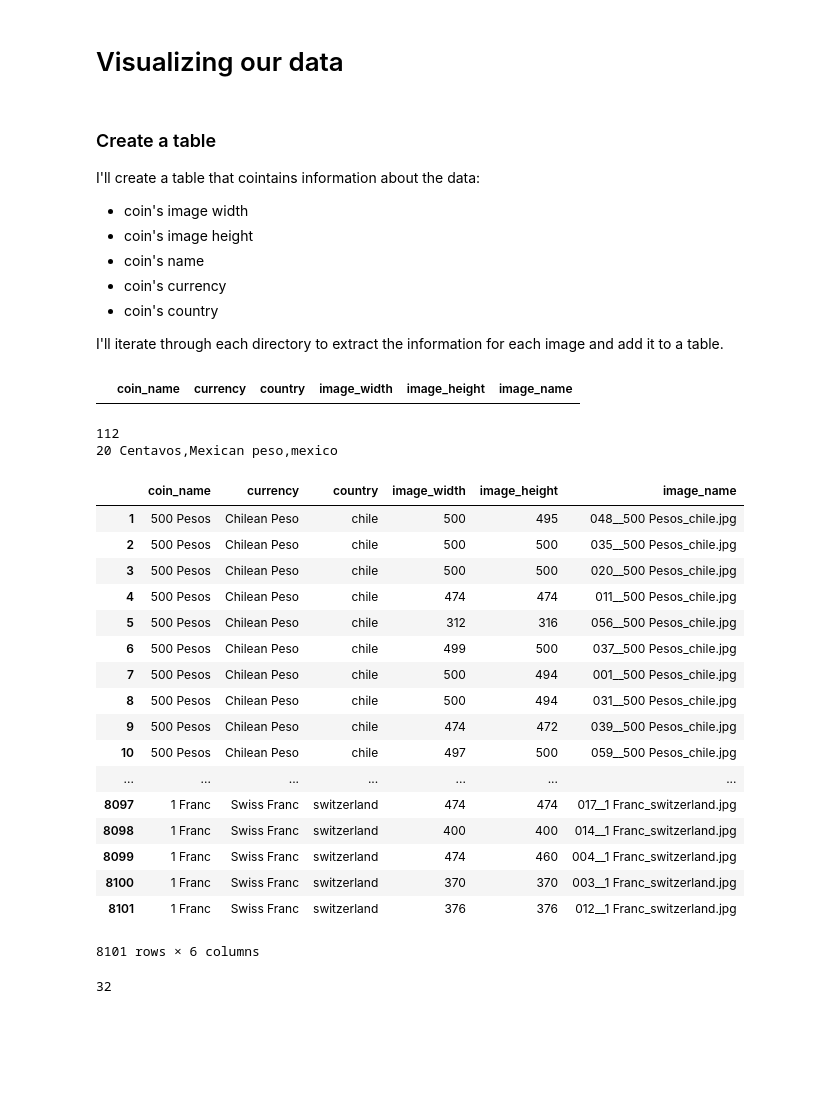
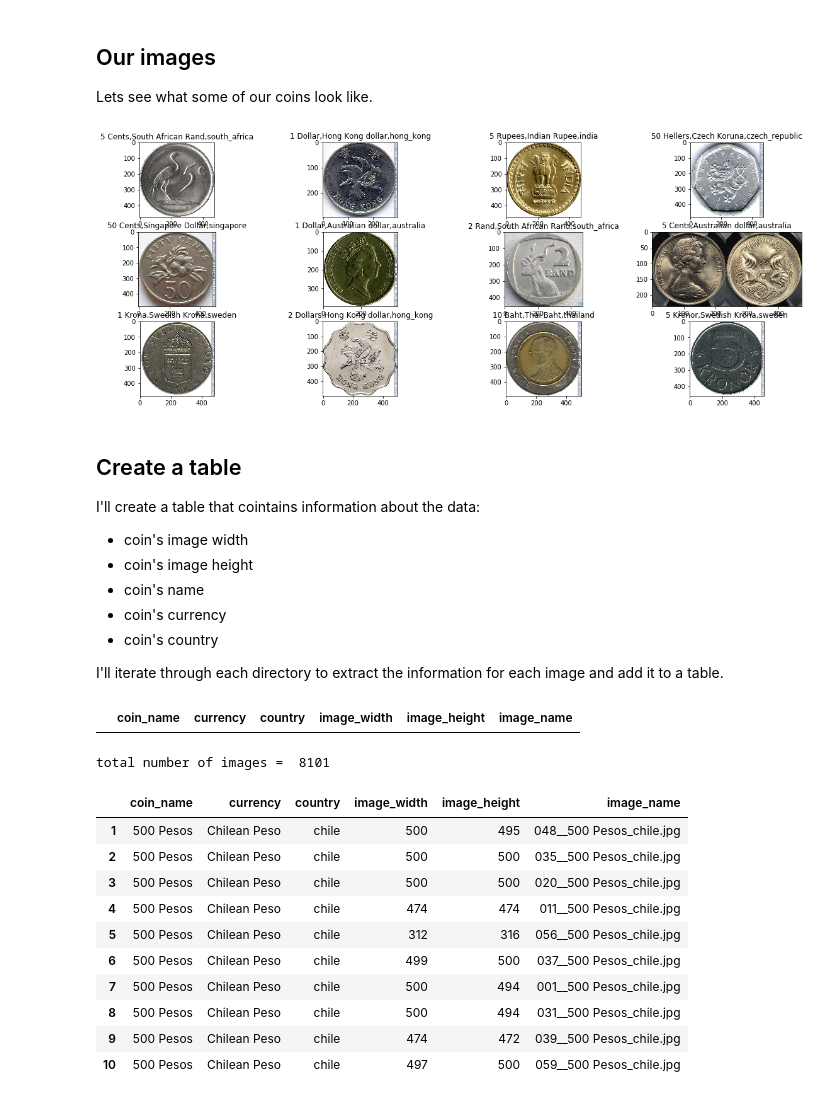
Before and after one commit to wanderdust/coin-cnn, a Jupyter notebook: data_visualize.ipynb, the cells around one changed output. Drawn from its saved outputs; the diff is of its cells as text; code cells hidden in the pictures; blank space fills up the shorter version.

Commit message:
Added some visualizationi for the data

```diff
--- a/data_visualize.ipynb
+++ b/data_visualize.ipynb
@@ -1,3 +1 @@
-# %% [markdown]
-# Visualizing our data
 # %%
@@ -8,0 +10,4 @@ from PIL import Image
+# %% [markdown]
+## Our images
+
+Lets see what some of our coins look like.
@@ -9,5 +23,34 @@ from PIL import Image
+# %%
+images = []
+# Iterate through every image and gather some data.
+for ii, data_dir in enumerate(data_directories):
+    data_path = base_path + data_dir
+    image_dir = os.listdir(data_path)
+
+    for ii, image in enumerate(image_dir):
+        image_path = data_path + '/' + image
+        images.append(image_path)
+
+        break # show only the first image per directory
+# %%
+random_idx = [random.randint(1,len(cat_to_name)) for i in range(12)] # Get random indices
+images_rand = [images[idx] for idx in random_idx] # Get the images from the random indices
+
+plt.figure(figsize=(20,10))
+columns = 4
+for i, image in enumerate(images_rand):
+    image_id = image.split("/")[-2]
+    coin_data = cat_to_name[data_dir].split(",")
+    coin_name, coin_currency, country = coin_data[0], coin_data[1], coin_data[2]
+
+    plt.subplot(len(images_rand) / columns + 1, columns, i + 1)
+    pil_image = Image.open(image)
+    plt.imshow(pil_image)
+    plt.title(cat_to_name[str(image_id)])
+# %% [output]
+[figure, added]
 # %% [markdown]
-### Create a table
+## Create a table
 I'll create a table that cointains information about the data:
 * coin's image width
 * coin's image height
@@ -34,14 +72,3 @@ data_directories = os.listdir(base_path) # List with all the directories
-# %%
-# Load the json mapper
-with open('cat_to_name.json', 'r') as f:
-    cat_to_name = json.load(f)
-
-# Test that it is working
-print(data_directories[3])
-print(cat_to_name[data_directories[3]])
-# %% [output]
-112
-20 Centavos,Mexican peso,mexico
 # %%
 df_idx = 1 # Index where we'll append the next row
 
@@ -63,28 +90,21 @@ for data_dir in data_directories:
         coins_data.loc[df_idx] = image_info
 
         df_idx = df_idx +1 # Change the index for the next iteration
+
+print("total number of images = ", len(coins_data))
+# %% [output]
+total number of images =  8101
 # %%
-coins_data
+coins_data[:10]
 # %% [output]
 |  | coin_name | currency | country | image_width | image_height | image_name |
 | 1 | 500 Pesos | Chilean Peso | chile | 500 | 495 | 048__500 Pesos_chile.jpg |
 | 2 | 500 Pesos | Chilean Peso | chile | 500 | 500 | 035__500 Pesos_chile.jpg |
 | 3 | 500 Pesos | Chilean Peso | chile | 500 | 500 | 020__500 Pesos_chile.jpg |
 | 4 | 500 Pesos | Chilean Peso | chile | 474 | 474 | 011__500 Pesos_chile.jpg |
 | 5 | 500 Pesos | Chilean Peso | chile | 312 | 316 | 056__500 Pesos_chile.jpg |
 | 6 | 500 Pesos | Chilean Peso | chile | 499 | 500 | 037__500 Pesos_chile.jpg |
 | 7 | 500 Pesos | Chilean Peso | chile | 500 | 494 | 001__500 Pesos_chile.jpg |
 | 8 | 500 Pesos | Chilean Peso | chile | 500 | 494 | 031__500 Pesos_chile.jpg |
 | 9 | 500 Pesos | Chilean Peso | chile | 474 | 472 | 039__500 Pesos_chile.jpg |
 | 10 | 500 Pesos | Chilean Peso | chile | 497 | 500 | 059__500 Pesos_chile.jpg |
-| ... | ... | ... | ... | ... | ... | ... |
-| 8097 | 1 Franc | Swiss Franc | switzerland | 474 | 474 | 017__1 Franc_switzerland.jpg |
-| 8098 | 1 Franc | Swiss Franc | switzerland | 400 | 400 | 014__1 Franc_switzerland.jpg |
-| 8099 | 1 Franc | Swiss Franc | switzerland | 474 | 460 | 004__1 Franc_switzerland.jpg |
-| 8100 | 1 Franc | Swiss Franc | switzerland | 370 | 370 | 003__1 Franc_switzerland.jpg |
-| 8101 | 1 Franc | Swiss Franc | switzerland | 376 | 376 | 012__1 Franc_switzerland.jpg |
-8101 rows × 6 columns
-# %%
-len(coins_data.groupby('country').apply(list))
-# %% [output]
-32
```
Also changed, not shown: parts of 13 cells of this notebook.
